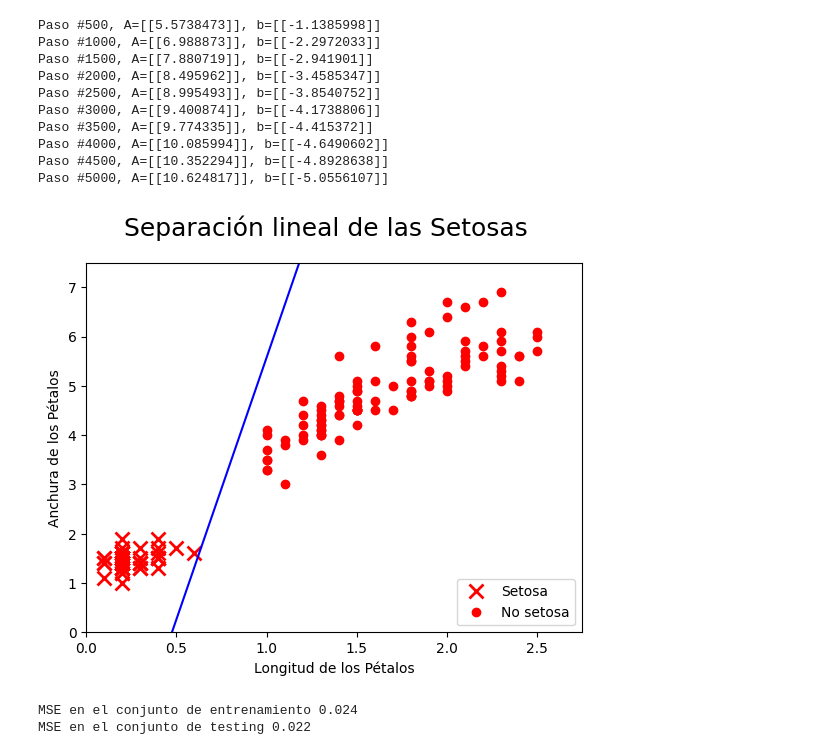
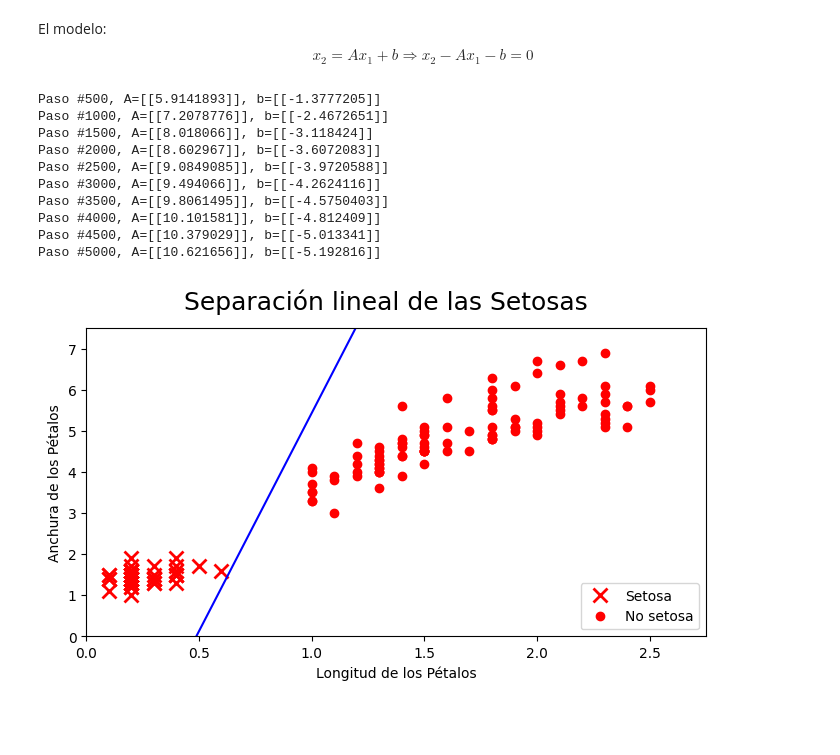
Before and after one commit to jrguignan/Practica_TensorFlow, a Jupyter notebook: clasificacion.ipynb, the cells around one changed output. Saved outputs shown, nothing was run; the diff lists cells and outputs as text; code cells hidden in the pictures; blank space fills up the shorter version.

```diff
--- a/clasificacion.ipynb
+++ b/clasificacion.ipynb
@@ -15,14 +22,17 @@ batch_size = 20
 # %%
 #Divide en training y test
 
-#saca los id del conjunto de training y de test
-train_idx = np.random.choice(len(iris_2d), size=round(len(iris_2d)*0.8),replace=False)
-test_idx = np.array(list(set(range(len(iris_2d)))-set(train_idx)))
+#saca los id del conjunto de training 80% y de test 20%
+train_2d = np.random.choice(len(iris_2d), size=round(len(iris_2d)*0.8),replace=False)
+test_2d = np.array(list(set(range(len(iris_2d)))-set(train_2d)))
 
-x_vals_train = iris_2d[train_idx]
-x_vals_test = iris_2d[test_idx]
-y_vals_train = binary_target[train_idx].reshape(-1,1)
-y_vals_test = binary_target[test_idx].reshape(-1,1).reshape(30,1)
+x_vals_train = iris_2d[train_2d]
+x_vals_test = iris_2d[test_2d]
+y_vals_train = binary_target[train_2d].reshape(-1,1)
+y_vals_test = binary_target[test_2d].reshape(-1,1).reshape(30,1)
+# %% [markdown]
+El modelo:
+$$x_2 = Ax_1+b \Rightarrow x_2-Ax_1-b=0$$
 # %%
 # Definir variables y modelo
 class LogisticModel(tf.Module):
@@ -54,44 +64,45 @@ for i in range(5000):
     rand_x = x_vals_train[rand_idx]
     rand_x1 = np.array([[x[0]] for x in rand_x], dtype=np.float32)
     rand_x2 = np.array([[x[1]] for x in rand_x], dtype=np.float32)
-    rand_y = np.array([[y] for y in y_vals_train[rand_idx]], dtype=np.float32)
+    rand_y = np.array([y for y in y_vals_train[rand_idx]], dtype=np.float32)
     train_step(model, rand_x1, rand_x2, rand_y)
     if (i + 1) % 500 == 0:
         print('Paso #' + str(i + 1) + ", A=" + str(model.A.numpy()) + ", b=" + str(model.b.numpy()))
 # %% [output]
-Paso #500, A=[[5.5738473]], b=[[-1.1385998]]
-Paso #1000, A=[[6.988873]], b=[[-2.2972033]]
-Paso #1500, A=[[7.880719]], b=[[-2.941901]]
-Paso #2000, A=[[8.495962]], b=[[-3.4585347]]
-Paso #2500, A=[[8.995493]], b=[[-3.8540752]]
-Paso #3000, A=[[9.400874]], b=[[-4.1738806]]
-Paso #3500, A=[[9.774335]], b=[[-4.415372]]
-Paso #4000, A=[[10.085994]], b=[[-4.6490602]]
-Paso #4500, A=[[10.352294]], b=[[-4.8928638]]
-Paso #5000, A=[[10.624817]], b=[[-5.0556107]]
+Paso #500, A=[[5.9141893]], b=[[-1.3777205]]
+Paso #1000, A=[[7.2078776]], b=[[-2.4672651]]
+Paso #1500, A=[[8.018066]], b=[[-3.118424]]
+Paso #2000, A=[[8.602967]], b=[[-3.6072083]]
+Paso #2500, A=[[9.0849085]], b=[[-3.9720588]]
+Paso #3000, A=[[9.494066]], b=[[-4.2624116]]
+Paso #3500, A=[[9.8061495]], b=[[-4.5750403]]
+Paso #4000, A=[[10.101581]], b=[[-4.812409]]
+Paso #4500, A=[[10.379029]], b=[[-5.013341]]
+Paso #5000, A=[[10.621656]], b=[[-5.192816]]
 # %%
 # Obtener la línea de separación
 slope = model.A.numpy()[0][0]
 intercept = model.b.numpy()[0][0]
 
 x = np.linspace(0, 3, num=100)
 abline_values = slope * x + intercept
 
 setosa_x = [a[1] for i, a in enumerate(iris_2d) if binary_target[i] == 1]
 setosa_y = [a[0] for i, a in enumerate(iris_2d) if binary_target[i] == 1]
 
 no_setosa_x = [a[1] for i, a in enumerate(iris_2d) if binary_target[i] == 0]
 no_setosa_y = [a[0] for i, a in enumerate(iris_2d) if binary_target[i] == 0]
 
+plt.figure(figsize=(8, 4))
 plt.plot(setosa_x, setosa_y, 'rx', ms=10, mew=2, label='Setosa')
 plt.plot(no_setosa_x, no_setosa_y, 'ro', label="No setosa")
 plt.plot(x, abline_values, 'b-')
 plt.suptitle('Separación lineal de las Setosas', fontsize=18)
 plt.xlabel("Longitud de los Pétalos")
 plt.ylabel("Anchura de los Pétalos")
 plt.legend(loc="lower right")
 plt.xlim([0, 2.75])
 plt.ylim([0, 7.5])
 plt.show()
 # %% [output]
-[figure, old version]
+[figure, new version]
@@ -103,22 +108,0 @@ def loss_(model, x1_data, x2_data, y_target):
-# %%
-#Calculo del error cuadratico medio
-
-#preparacion de los tipos de datos para el calculo del error
-#train
-x_vals_train_0 = (np.array(x_vals_train[:,0].reshape(-1,1) , dtype='float32'))
-x_vals_train_1 = (np.array(x_vals_train[:,1].reshape(-1,1), dtype='float32'))
-y_vals_train = np.array(y_vals_train, dtype='float32')
-#test
-x_vals_test_0 = (np.array(x_vals_test[:,0].reshape(-1,1) , dtype='float32'))
-x_vals_test_1 = (np.array(x_vals_test[:,1].reshape(-1,1), dtype='float32'))
-y_vals_test = np.array(y_vals_test, dtype='float32')
-
-#Calculo del error
-mse_train = loss_fn(model, x_vals_train_0, x_vals_train_1, y_vals_train).numpy()
-mse_test = loss_fn(model, x_vals_test_0, x_vals_test_1, y_vals_test).numpy()
-
-print("MSE en el conjunto de entrenamiento "+str(np.round(mse_train, 3)))
-print("MSE en el conjunto de testing "+str(np.round(mse_test, 3)))
-# %% [output]
-MSE en el conjunto de entrenamiento 0.024
-MSE en el conjunto de testing 0.022
```
Also changed, not shown: parts of 6 cells of this notebook, 2 other files.
